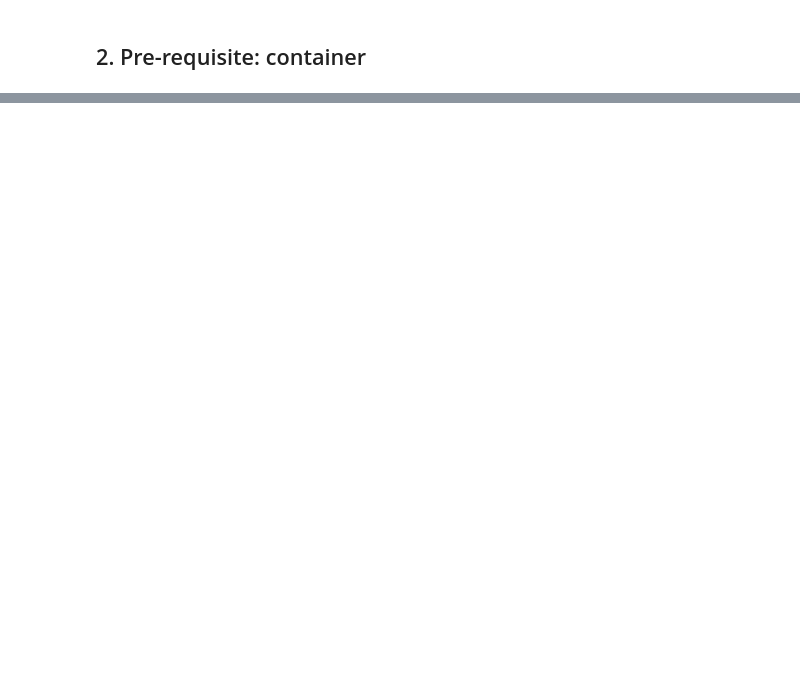
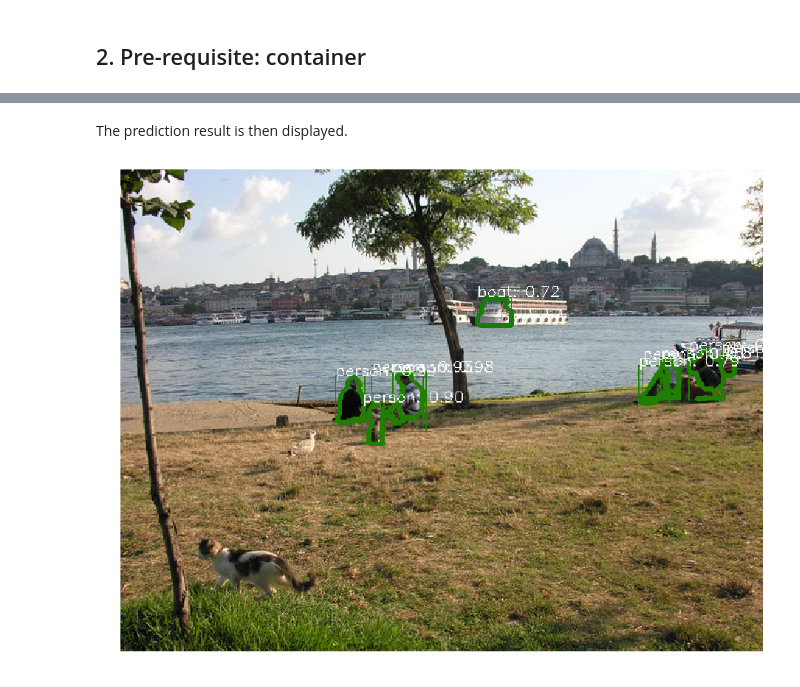
Before and after one commit to vinhngx/DeepLearningExamples, a Jupyter notebook: PyTorch/Segmentation/MaskRCNN/pytorch/demo/Mask_R-CNN_training_demo.ipynb, the cells around one changed output, grey strips where cells are left out. Drawn from its saved outputs; the diff is of its cells as text; code cells hidden in the pictures; blank space fills up the shorter version.

```diff
--- a/PyTorch/Segmentation/MaskRCNN/pytorch/demo/Mask_R-CNN_training_demo.ipynb
+++ b/PyTorch/Segmentation/MaskRCNN/pytorch/demo/Mask_R-CNN_training_demo.ipynb
@@ -52,0 +312,14 @@ bash scripts/docker/build.sh
+# %%
+print(os.getcwd())
+config_file = "../configs/test_custom_config.yml"
+
+# update the config options with the config file
+cfg.merge_from_file(config_file)
+# manual override some options
+cfg.merge_from_list(["MODEL.DEVICE", "cuda"])
+
+coco_demo = COCODemo(
+    cfg,
+    min_image_size=800,
+    confidence_threshold=0.7,
+)
@@ -52,0 +328,4 @@ bash scripts/docker/build.sh
+# %%
+# from http://cocodataset.org/#explore?id=345434
+image = load("http://farm3.staticflickr.com/2469/3915380994_2e611b1779_z.jpg")
+imshow(image)
@@ -52,0 +334,8 @@ bash scripts/docker/build.sh
+# %% [markdown]
+The prediction result is then displayed.
+# %%
+# compute predictions
+predictions = coco_demo.run_on_opencv_image(image)
+imshow(predictions)
+# %% [output]
+[figure, added]
```
Also changed, not shown: parts of 24 cells of this notebook.
